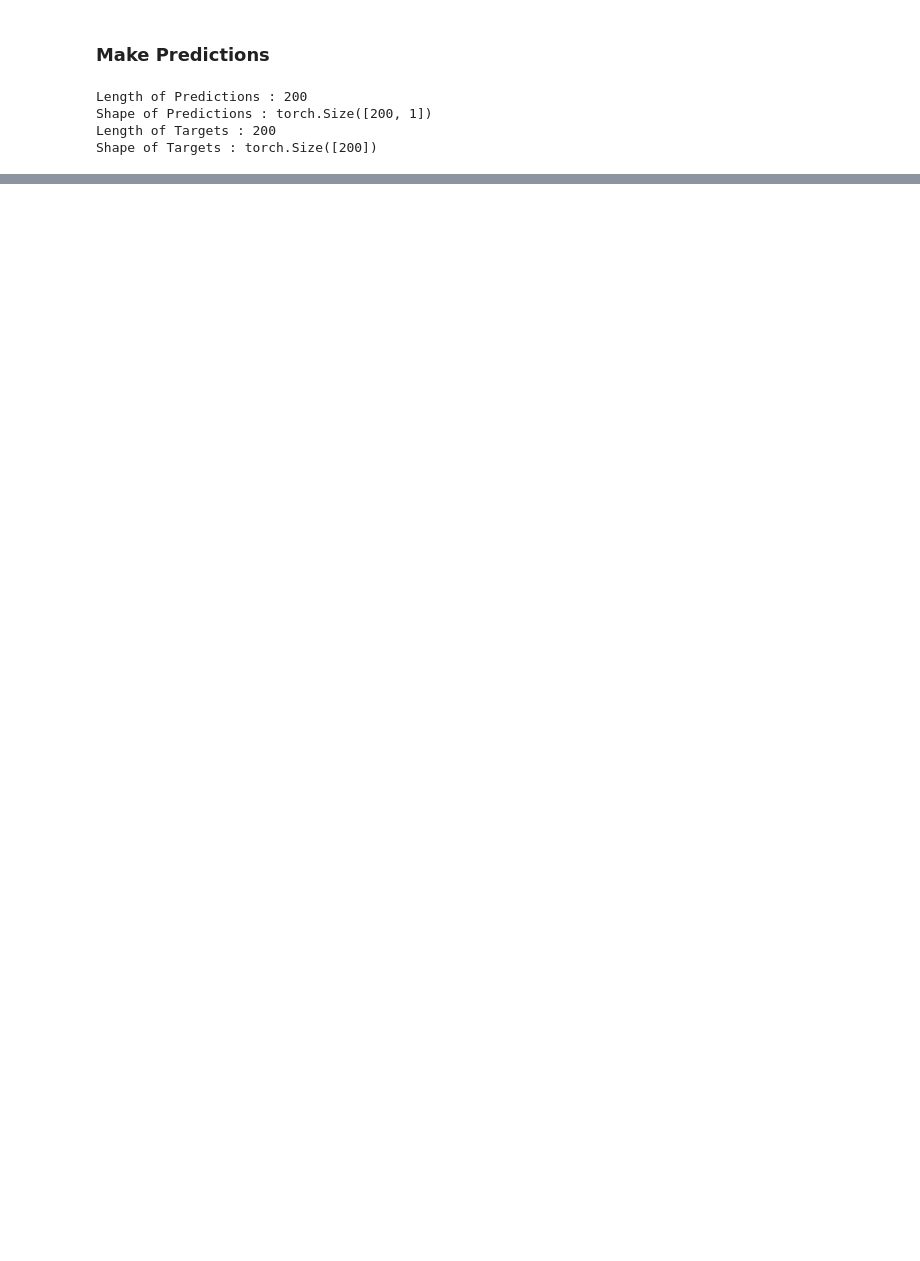
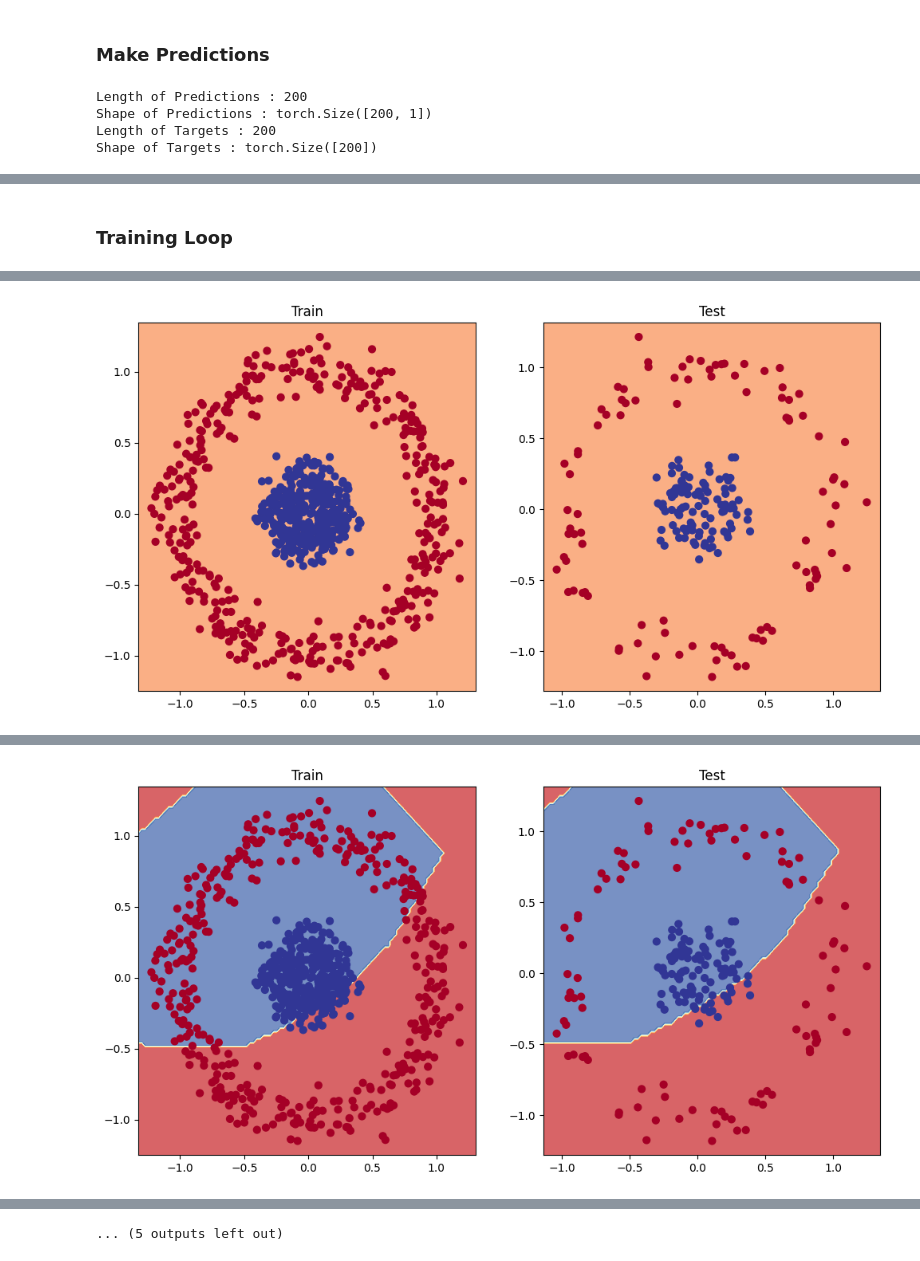
Before and after one commit to pyr0x90/pytorch-deep-learning, a Jupyter notebook: 02_pytorch_classification_video.ipynb, the cells around one changed output, grey strips where cells are left out. Drawn from its saved outputs; the diff is of its cells as text; code cells hidden in the pictures; blank space fills up the shorter version.

```diff
--- a/02_pytorch_classification_video.ipynb
+++ b/02_pytorch_classification_video.ipynb
@@ -114,8 +114,9 @@ CircleModel_v0(
 # %%
 # Replicate the model abouve using nn.Sequential()
 model_0 = nn.Sequential(
-    nn.Linear(in_features = 2, out_features = 64),
-    nn.Linear(in_features = 64, out_features = 1)
+    nn.Linear(in_features = 2, out_features = 10),
+    nn.ReLU(),
+    nn.Linear(in_features = 10, out_features = 1)
 ).to(device)
 model_0
 # %% [output]
@@ -161,9 +156,11 @@ loss_fn = nn.BCEWithLogitsLoss()
 optimizer = torch.optim.SGD(model_0.parameters(), lr=0.01)
 # %%
 def accuracy_fn(preds, labels):
-    rounded_preds = torch.round(torch.sigmoid(preds))
-    correct = (rounded_preds == labels).float()
-    acc = correct.sum() / len(correct)
+    correct = torch.eq(labels, preds).sum().item()
+    #rounded_preds = torch.round(torch.sigmoid(preds))
+    #correct = (rounded_preds == labels).float()
+    #print(correct)
+    acc = (correct / len(preds))*100
     return acc
 # %%
 print(f'Logit (Output): \n{untrained_preds[:5]}')
@@ -190,0 +191,48 @@ tensor([[1.],
+# %% [markdown]
+### Training Loop
+# %%
+from helper_functions import plot_predictions, plot_decision_boundary
+epochs = 7500
+
+accuracy_path = []
+loss_path = []
+
+for epoch in range(epochs):
+    #Forward pass
+    logits = model_0(X_train.to(device)).squeeze()
+    prob = torch.sigmoid(logits)
+    pred = torch.round(prob)
+
+    #Calculate the loss
+    loss = loss_fn(logits.squeeze(), y_train.to(device))
+
+    #Reset the gradients
+    optimizer.zero_grad()
+
+    #Backward pass
+    loss.backward()
+
+    #Step the optimizer
+    optimizer.step()
+
+    #Calculate the accuracy
+    accuracy_path.append(accuracy_fn(pred, y_train.to(device)))
+    loss_path.append(loss)
+
+    #Calculate the accuracy
+    if epoch%100 == 0:
+        acc = accuracy_fn(pred, y_train.to(device))
+        print(f'Epoch : {epoch} Loss : {loss} Accuracy : {acc}')
+
+    if epoch%1000 == 0:
+        print(f'Epoch : {epoch} Loss : {loss} Accuracy : {acc}')
+        #Plot decision boundary
+        plt.figure(figsize=(12,6))
+        plt.subplot(1,2,1)
+        plt.title("Train")
+        plot_decision_boundary(model_0, X_train, y_train)
+        plt.subplot(1,2,2)
+        plt.title("Test")
+        plot_decision_boundary(model_0, X_test, y_test)
+        plt.show()
+# %% [output]
@@ -190,0 +241 @@ tensor([[1.],
+[figure, added]
@@ -190,0 +253 @@ tensor([[1.],
+[figure, added]
@@ -190,0 +302 @@ tensor([[1.],
+... (5 outputs left out)
```
Also changed, not shown: parts of 10 cells of this notebook.
